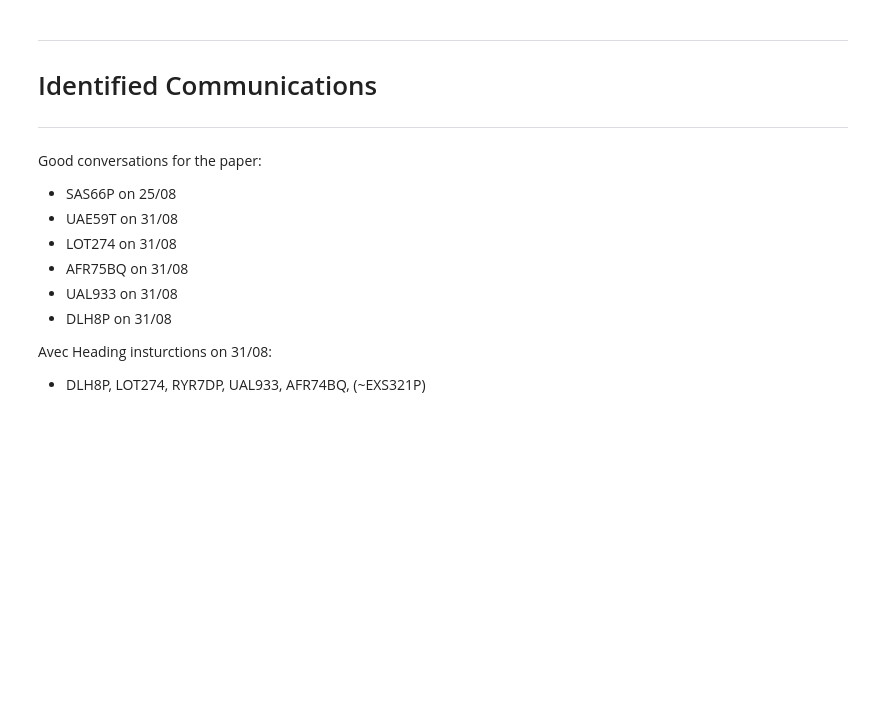
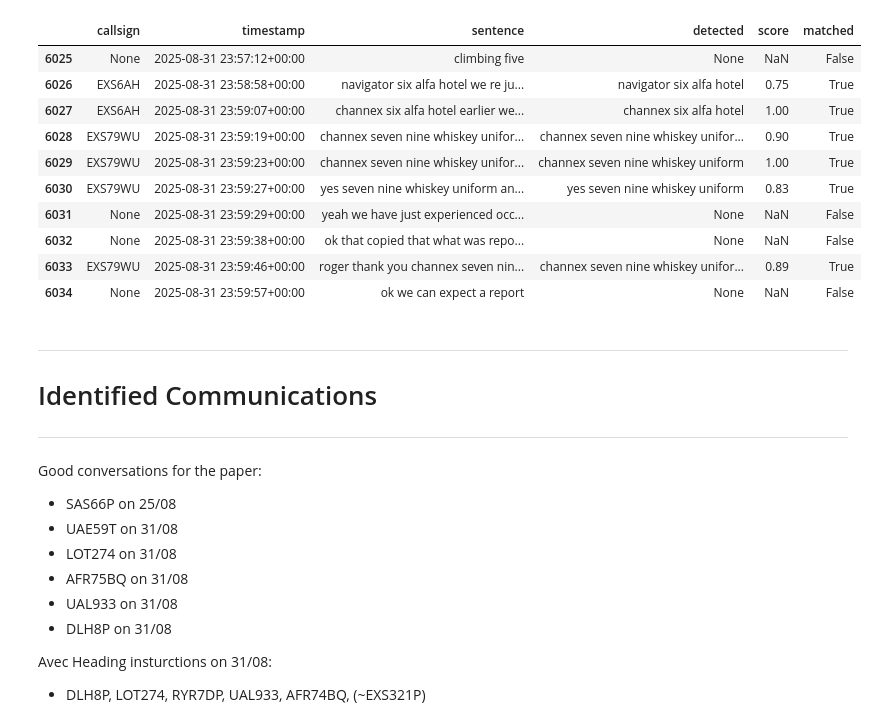
Before and after one commit to kruuZHAW/atc_clearances, a Jupyter notebook: notebooks/00_transcription_picking.ipynb, the cells around one changed output. Cells and saved outputs as stored; diff of their text form; code cells hidden in the pictures; blank space fills up the shorter version.

```diff
--- a/notebooks/00_transcription_analysis.ipynb
+++ b/notebooks/00_transcription_picking.ipynb
@@ -79,3 +98,17 @@ transcripts = load_transcripts_json(os.path.join(output_dir, "transcripts.json")
+# %%
+callsigns_coms.tail(10)
+# %% [output]
+|  | callsign | timestamp | sentence | detected | score | matched |
+| 6025 | None | 2025-08-31 23:57:12+00:00 | climbing five | None | NaN | False |
+| 6026 | EXS6AH | 2025-08-31 23:58:58+00:00 | navigator six alfa hotel we re ju... | navigator six alfa hotel | 0.75 | True |
+| 6027 | EXS6AH | 2025-08-31 23:59:07+00:00 | channex six alfa hotel earlier we... | channex six alfa hotel | 1.00 | True |
+| 6028 | EXS79WU | 2025-08-31 23:59:19+00:00 | channex seven nine whiskey unifor... | channex seven nine whiskey unifor... | 0.90 | True |
+| 6029 | EXS79WU | 2025-08-31 23:59:23+00:00 | channex seven nine whiskey unifor... | channex seven nine whiskey uniform | 1.00 | True |
+| 6030 | EXS79WU | 2025-08-31 23:59:27+00:00 | yes seven nine whiskey uniform an... | yes seven nine whiskey uniform | 0.83 | True |
+| 6031 | None | 2025-08-31 23:59:29+00:00 | yeah we have just experienced occ... | None | NaN | False |
+| 6032 | None | 2025-08-31 23:59:38+00:00 | ok that copied that what was repo... | None | NaN | False |
+| 6033 | EXS79WU | 2025-08-31 23:59:46+00:00 | roger thank you channex seven nin... | channex seven nine whiskey unifor... | 0.89 | True |
+| 6034 | None | 2025-08-31 23:59:57+00:00 | ok we can expect a report | None | NaN | False |
 # %% [markdown]
 ****
 # Identified Communications
```
Also changed, not shown: parts of 6 cells of this notebook, 11 other files.
